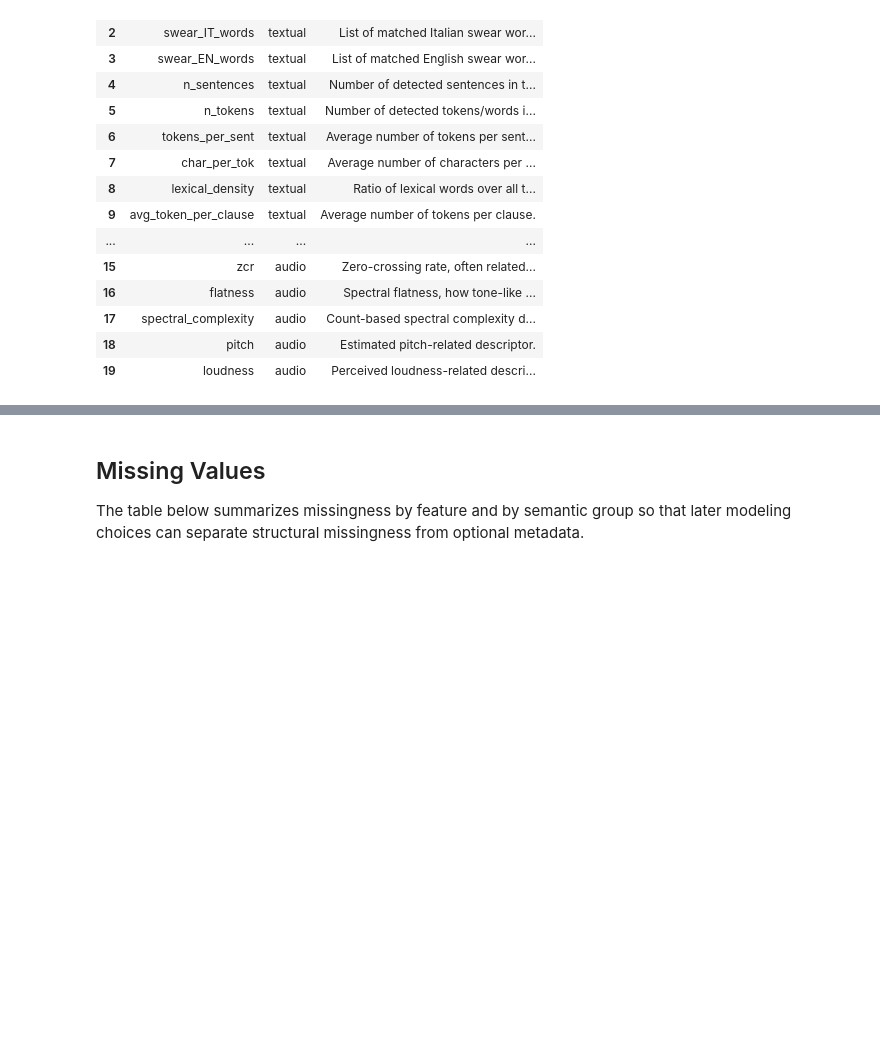
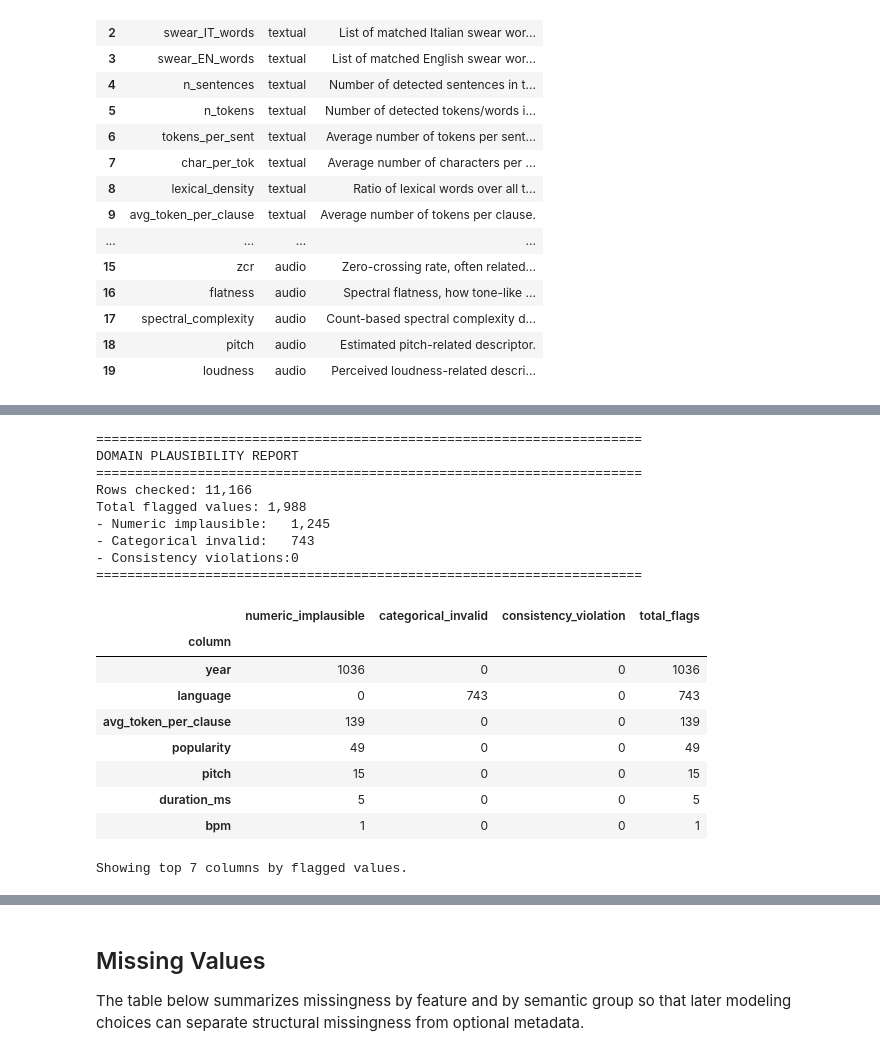
Before and after one commit to simonegrandinetti/ML_first_project, a Jupyter notebook: main_project.ipynb, the cells around one changed output, grey strips where cells are left out. Cells and saved outputs as stored; diff of their text form; code cells hidden in the pictures; blank space fills up the shorter version.

```diff
--- a/main_project.ipynb
+++ b/main_project.ipynb
@@ -468,0 +313,62 @@ display(df[["birth_date", "active_start", "active_end", "album_release_date", "t
+# %%
+from ml_utils.preprocessing import clean_and_type_dataframe, apply_domain_plausibility
+from ml_utils.constants import MERGED_DTYPE_MAP, MERGED_DATETIME_COLUMNS, BLANK_PLACEHOLDERS, DOMAIN_PLAUSIBILITY_RULES, DOMAIN_CATEGORICAL_RULES, DOMAIN_CONSISTENCY_RULES
+
+df = clean_and_type_dataframe(df, column_types=MERGED_DTYPE_MAP,
+                              blank_placeholders_override=BLANK_PLACEHOLDERS,
+                              datetime_columns=MERGED_DATETIME_COLUMNS
+                              )
+
+df, domain_plausibility_metadata = apply_domain_plausibility(df,
+                                                             numeric_rules=DOMAIN_PLAUSIBILITY_RULES,
+                                                             categorical_rules=DOMAIN_CATEGORICAL_RULES,
+                                                             consistency_rules=DOMAIN_CONSISTENCY_RULES,
+                                                             replace_invalid_with_nan=True
+                                                             )
+
+# Nice summary print for domain plausibility diagnostics
+summary_df = pd.DataFrame.from_dict(domain_plausibility_metadata.get("summary", {}), orient="index")
+summary_df.index.name = "column"
+
+numeric_total = int(domain_plausibility_metadata["numeric_flags"].to_numpy().sum())
+categorical_total = int(domain_plausibility_metadata["categorical_flags"].to_numpy().sum())
+consistency_total = int(domain_plausibility_metadata["consistency_flags"].to_numpy().sum())
+total_issues = numeric_total + categorical_total + consistency_total
+
+print("=" * 70)
+print("DOMAIN PLAUSIBILITY REPORT")
+print("=" * 70)
+print(f"Rows checked: {len(df):,}")
+print(f"Total flagged values: {total_issues:,}")
+print(f"- Numeric implausible:   {numeric_total:,}")
+print(f"- Categorical invalid:   {categorical_total:,}")
+print(f"- Consistency violations:{consistency_total:,}")
+print("=" * 70)
+
+if summary_df.empty:
+    print("No domain plausibility issues found.")
+else:
+    summary_df["total_flags"] = summary_df.sum(axis=1)
+    summary_df = summary_df.sort_values("total_flags", ascending=False)
+    display(summary_df.head(20))
+    print(f"Showing top {min(20, len(summary_df))} columns by flagged values.")
+# %% [output]
+======================================================================
+DOMAIN PLAUSIBILITY REPORT
+======================================================================
+Rows checked: 11,166
+Total flagged values: 1,988
+- Numeric implausible:   1,245
+- Categorical invalid:   743
+- Consistency violations:0
+======================================================================
+|  | numeric_implausible | categorical_invalid | consistency_violation | total_flags |
+| column |  |  |  |  |
+| year | 1036 | 0 | 0 | 1036 |
+| language | 0 | 743 | 0 | 743 |
+| avg_token_per_clause | 139 | 0 | 0 | 139 |
+| popularity | 49 | 0 | 0 | 49 |
+| pitch | 15 | 0 | 0 | 15 |
+| duration_ms | 5 | 0 | 0 | 5 |
+| bpm | 1 | 0 | 0 | 1 |
+Showing top 7 columns by flagged values.
```
Also changed, not shown: parts of 19 cells of this notebook, 8 other files.
